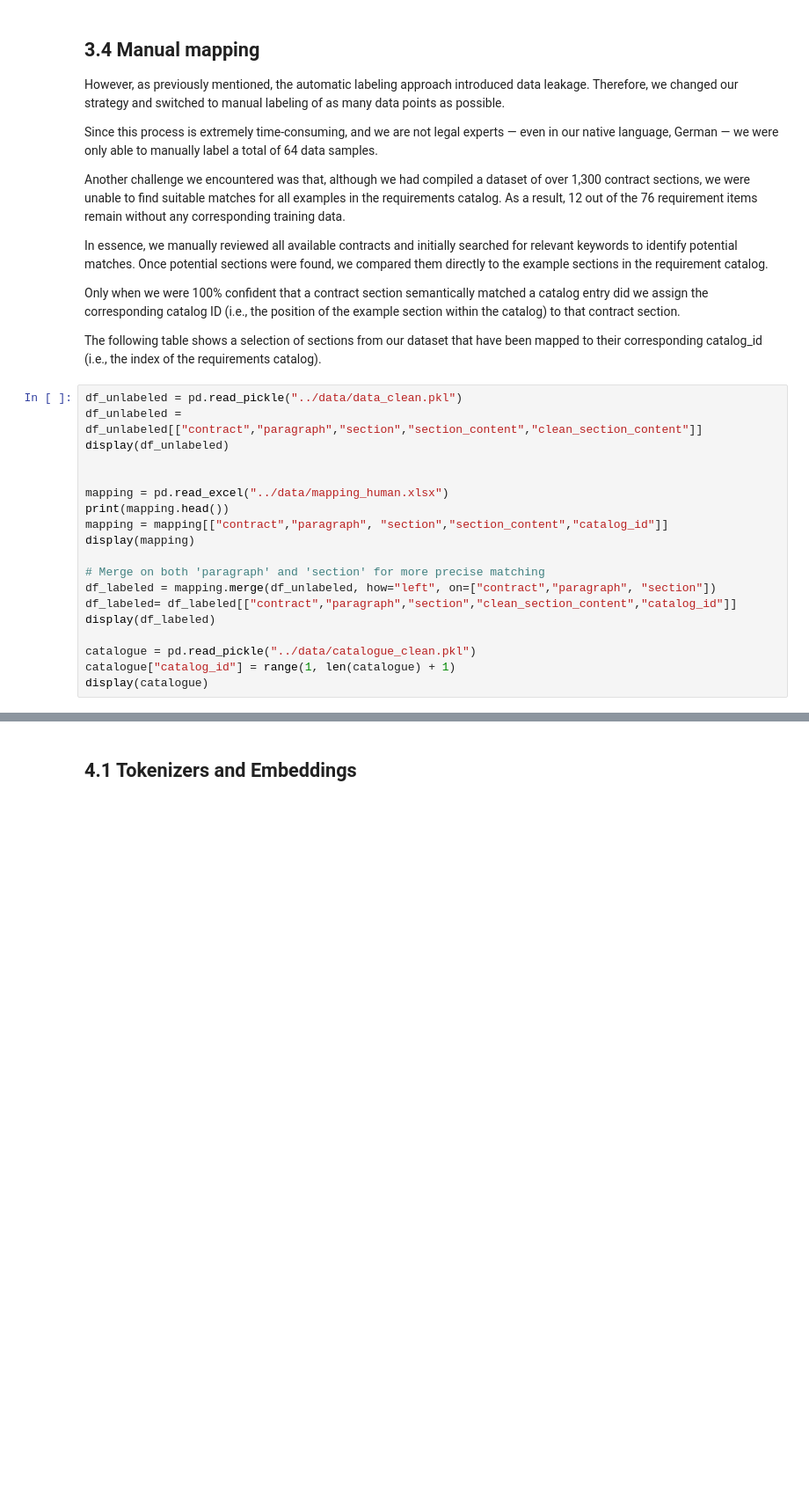
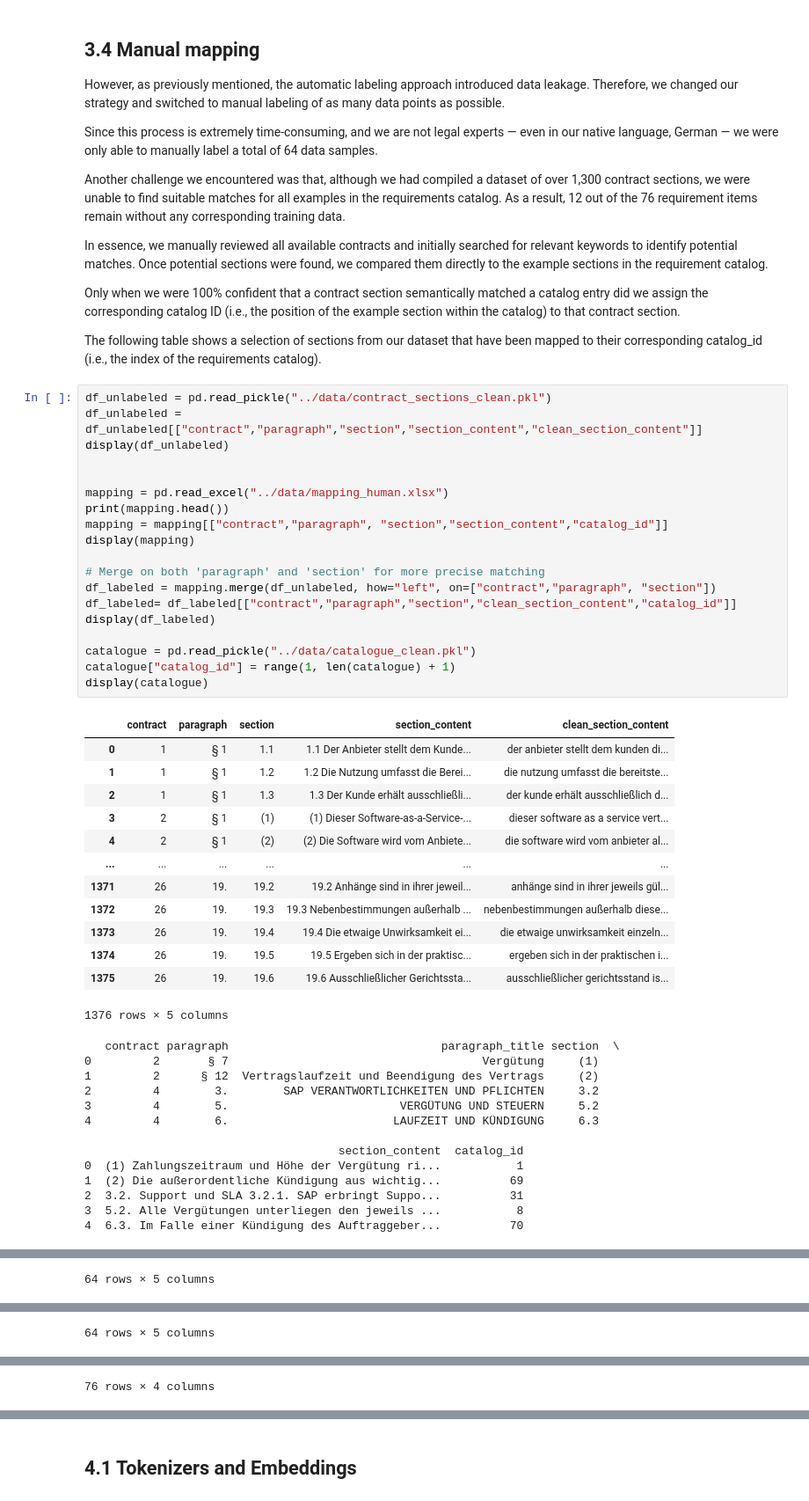
Before and after one commit to Nils7291/NLP_Contract_Checker, a Jupyter notebook: notebooks/00_main.ipynb, the cells around one changed output, grey strips where cells are left out. Shown at 88% size. Drawn from its saved outputs; the diff is of its cells as text; blank space fills up the shorter version.

```diff
--- a/notebooks/00_main.ipynb
+++ b/notebooks/00_main.ipynb
@@ -1232,21 +1335,48 @@ Only when we were 100% confident that a contract section semantically matched a
 
 The following table shows a selection of sections from our dataset that have been mapped to their corresponding catalog_id (i.e., the index of the requirements catalog).
 # %%
-df_unlabeled = pd.read_pickle("../data/data_clean.pkl")
+df_unlabeled = pd.read_pickle("../data/contract_sections_clean.pkl")
 df_unlabeled = df_unlabeled[["contract","paragraph","section","section_content","clean_section_content"]]
 display(df_unlabeled)
 
 
 mapping = pd.read_excel("../data/mapping_human.xlsx")
 print(mapping.head())
 mapping = mapping[["contract","paragraph", "section","section_content","catalog_id"]]
 display(mapping)
 
 # Merge on both 'paragraph' and 'section' for more precise matching
 df_labeled = mapping.merge(df_unlabeled, how="left", on=["contract","paragraph", "section"])
 df_labeled= df_labeled[["contract","paragraph","section","clean_section_content","catalog_id"]]
 display(df_labeled)
 
 catalogue = pd.read_pickle("../data/catalogue_clean.pkl")
 catalogue["catalog_id"] = range(1, len(catalogue) + 1)
 display(catalogue)
+# %% [output]
+|  | contract | paragraph | section | section_content | clean_section_content |
+| 0 | 1 | § 1 | 1.1 | 1.1 Der Anbieter stellt dem Kunde... | der anbieter stellt dem kunden di... |
+| 1 | 1 | § 1 | 1.2 | 1.2 Die Nutzung umfasst die Berei... | die nutzung umfasst die bereitste... |
+| 2 | 1 | § 1 | 1.3 | 1.3 Der Kunde erhält ausschließli... | der kunde erhält ausschließlich d... |
+| 3 | 2 | § 1 | (1) | (1) Dieser Software-as-a-Service-... | dieser software as a service vert... |
+| 4 | 2 | § 1 | (2) | (2) Die Software wird vom Anbiete... | die software wird vom anbieter al... |
+| ... | ... | ... | ... | ... | ... |
+| 1371 | 26 | 19. | 19.2 | 19.2 Anhänge sind in ihrer jeweil... | anhänge sind in ihrer jeweils gül... |
+| 1372 | 26 | 19. | 19.3 | 19.3 Nebenbestimmungen außerhalb ... | nebenbestimmungen außerhalb diese... |
+| 1373 | 26 | 19. | 19.4 | 19.4 Die etwaige Unwirksamkeit ei... | die etwaige unwirksamkeit einzeln... |
+| 1374 | 26 | 19. | 19.5 | 19.5 Ergeben sich in der praktisc... | ergeben sich in der praktischen i... |
+| 1375 | 26 | 19. | 19.6 | 19.6 Ausschließlicher Gerichtssta... | ausschließlicher gerichtsstand is... |
+1376 rows × 5 columns
+   contract paragraph                               paragraph_title section  \
+0         2       § 7                                     Vergütung     (1)
+1         2      § 12  Vertragslaufzeit und Beendigung des Vertrags     (2)
+2         4        3.        SAP VERANTWORTLICHKEITEN UND PFLICHTEN     3.2
+3         4        5.                         VERGÜTUNG UND STEUERN     5.2
+4         4        6.                        LAUFZEIT UND KÜNDIGUNG     6.3
+
+                                     section_content  catalog_id
+0  (1) Zahlungszeitraum und Höhe der Vergütung ri...           1
+1  (2) Die außerordentliche Kündigung aus wichtig...          69
+2  3.2. Support und SLA 3.2.1. SAP erbringt Suppo...          31
+3  5.2. Alle Vergütungen unterliegen den jeweils ...           8
+4  6.3. Im Falle einer Kündigung des Auftraggeber...          70
@@ -1252,0 +1395 @@ display(catalogue)
+64 rows × 5 columns
@@ -1252,0 +1408 @@ display(catalogue)
+64 rows × 5 columns
@@ -1253,3 +1421,4 @@ display(catalogue)
+76 rows × 4 columns
 # %% [markdown]
 # 4. Model Comparrison & Evaluation
 We now move on to selecting the most suitable model. In total, we chose five different models from Hugging Face, all of which are Sentence Transformers, each with a corresponding tokenizer:
```
Also changed, not shown: parts of 52 cells of this notebook, 11 other files.
